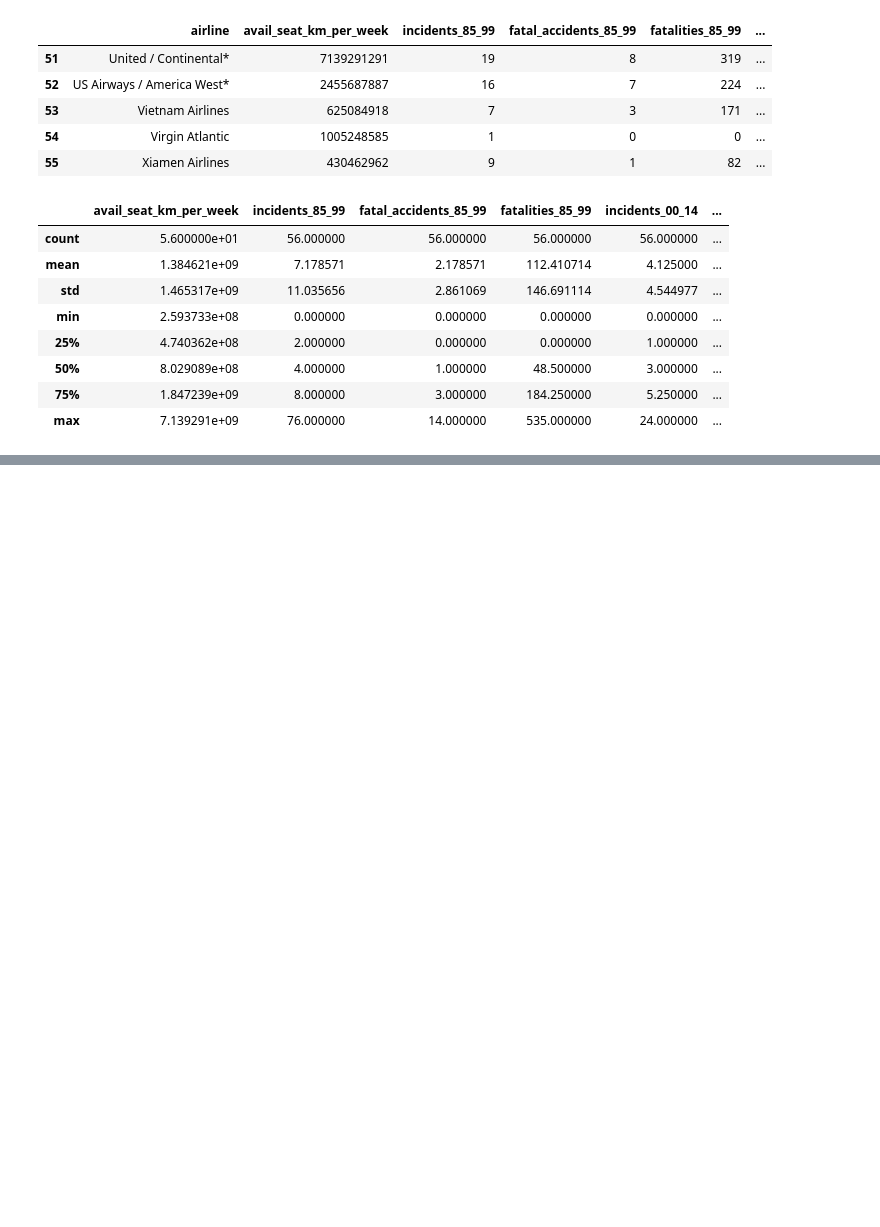
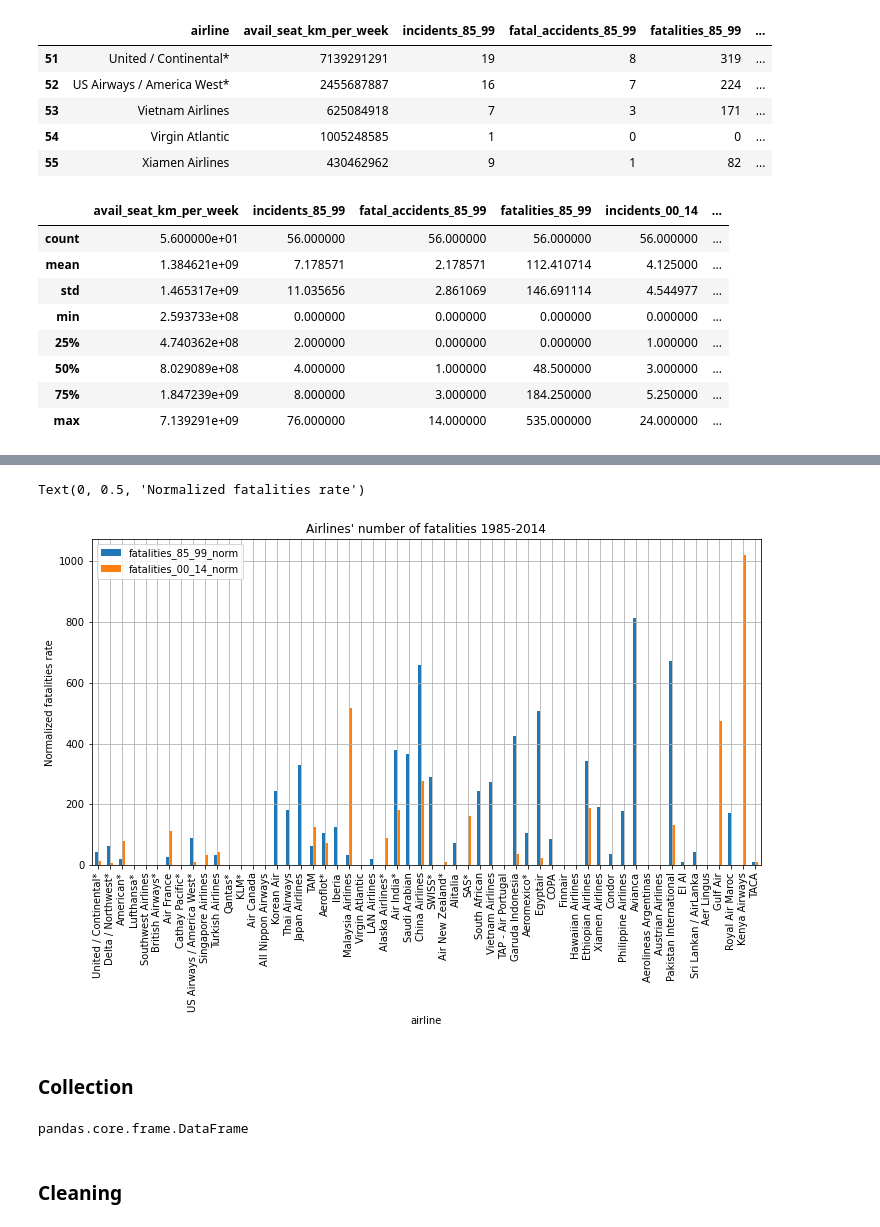
Before and after one commit to pzindel/programming_workshop_files, a Jupyter notebook: Data_Analysis_notebook.ipynb, the cells around one changed output, grey strips where cells are left out. Drawn from its saved outputs; the diff is of its cells as text; code cells hidden in the pictures; blank space fills up the shorter version.

```diff
--- a/Data_Analysis_notebook.ipynb
+++ b/Data_Analysis_notebook.ipynb
@@ -193,0 +275,3 @@ airline_data.describe()
+# %%
+airline_data["fatalities_85_99_norm"] = (airline_data["fatalities_85_99"] / airline_data["avail_seat_km_per_week"])*1e9
+airline_data["fatalities_00_14_norm"] = (airline_data["fatalities_00_14"] / airline_data["avail_seat_km_per_week"])*1e9
@@ -193,0 +318,15 @@ airline_data.describe()
+# %%
+axes_3 = airline_data.sort_values("avail_seat_km_per_week",
+                                  ascending=False)[["airline",
+                                                    "fatalities_85_99_norm",
+                                                    "fatalities_00_14_norm"]].plot(x="airline",
+                                                                                  kind="bar",
+                                                                                  figsize=(12,6),
+                                                                                  grid=True,
+                                                                                  title="Airlines' number of fatalities 1985-2014")
+axes_3.set_ylabel("Normalized fatalities rate")
+# %% [output]
+Text(0, 0.5, 'Normalized fatalities rate')
+[figure, added]
+# %% [markdown]
+### Collection
@@ -193,0 +342,6 @@ airline_data.describe()
+# %%
+type(covid)
+# %% [output]
+pandas.core.frame.DataFrame
+# %% [markdown]
+### Cleaning
```
Also changed, not shown: parts of 33 cells of this notebook.
